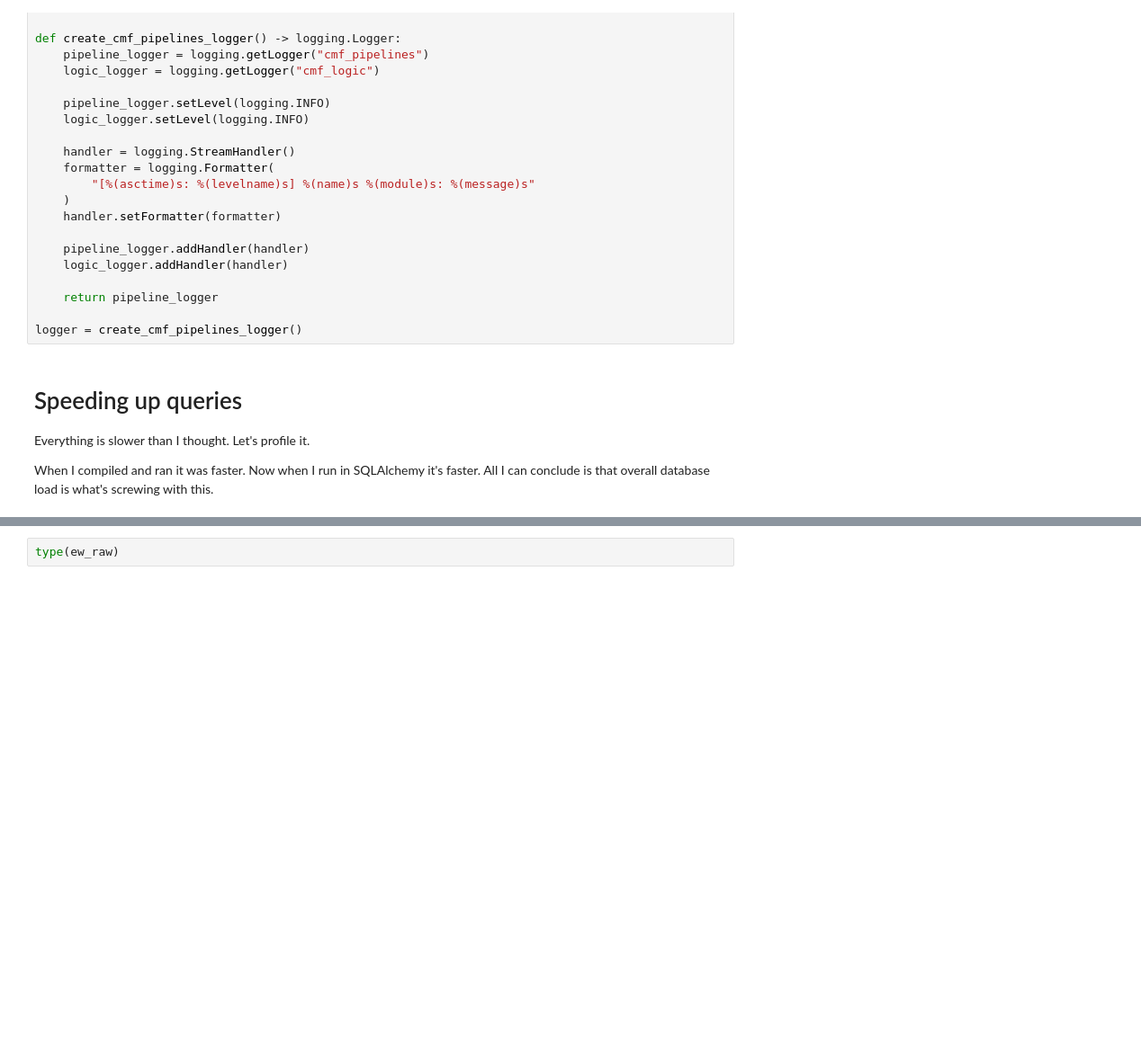
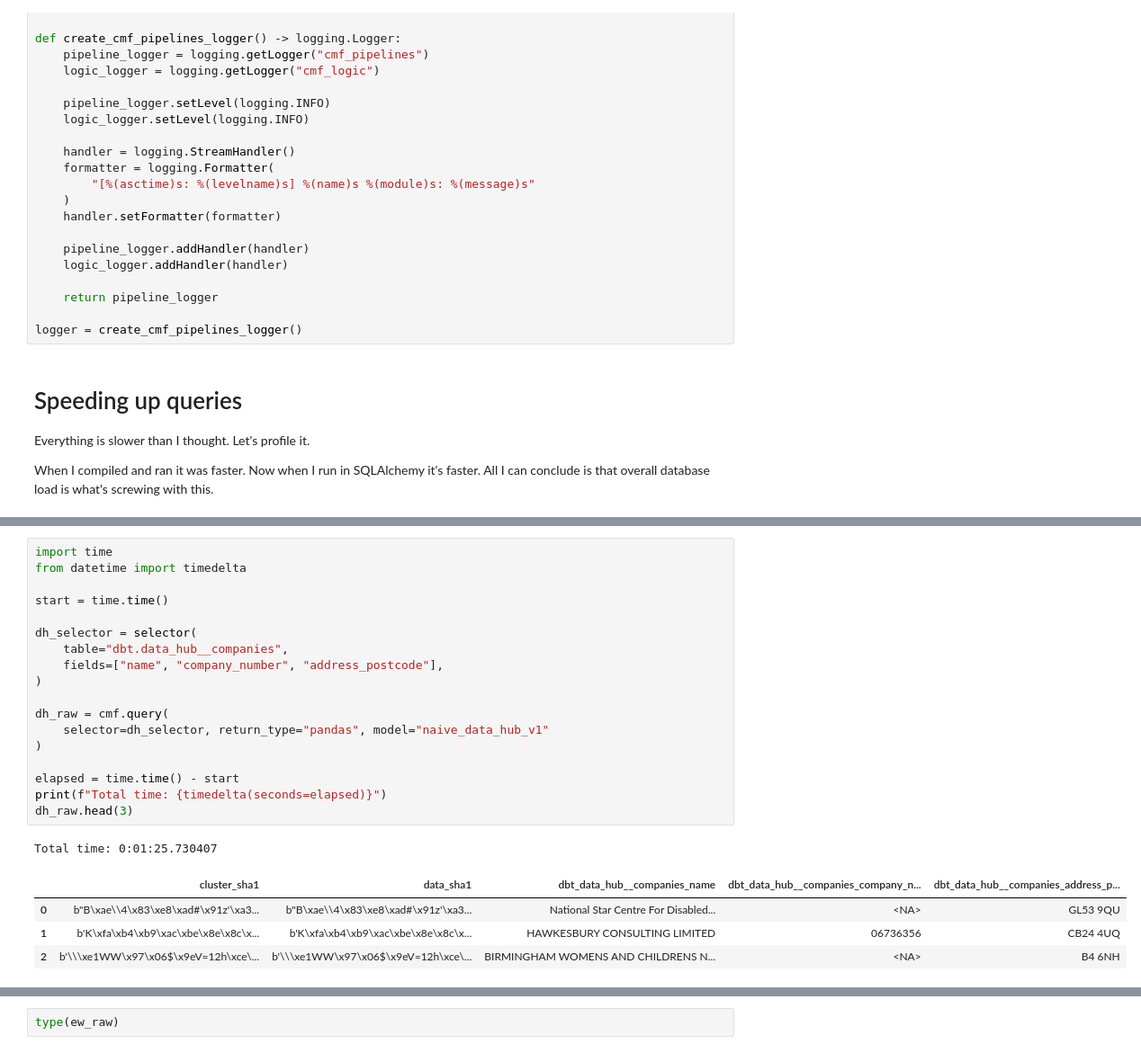
Before and after one commit to will-langdale/matchbox, a Jupyter notebook: notebooks/engineering/WL_query.ipynb, the cells around one changed output, grey strips where cells are left out. Shown at 90% size. Saved outputs shown, nothing was run; the diff lists cells and outputs as text; blank space fills up the shorter version.

```diff
--- a/notebooks/engineering/WL_query.ipynb
+++ b/notebooks/engineering/WL_query.ipynb
@@ -80,0 +124,24 @@ dh_raw = cmf.query(
+# %%
+import time
+from datetime import timedelta
+
+start = time.time()
+
+dh_selector = selector(
+    table="dbt.data_hub__companies",
+    fields=["name", "company_number", "address_postcode"],
+)
+
+dh_raw = cmf.query(
+    selector=dh_selector, return_type="pandas", model="naive_data_hub_v1"
+)
+
+elapsed = time.time() - start
+print(f"Total time: {timedelta(seconds=elapsed)}")
+dh_raw.head(3)
+# %% [output]
+Total time: 0:01:25.730407
+|  | cluster_sha1 | data_sha1 | dbt_data_hub__companies_name | dbt_data_hub__companies_company_n... | dbt_data_hub__companies_address_p... |
+| 0 | b"B\xae\\4\x83\xe8\xad#\x91z'\xa3... | b"B\xae\\4\x83\xe8\xad#\x91z'\xa3... | National Star Centre For Disabled... | <NA> | GL53 9QU |
+| 1 | b'K\xfa\xb4\xb9\xac\xbe\x8e\x8c\x... | b'K\xfa\xb4\xb9\xac\xbe\x8e\x8c\x... | HAWKESBURY CONSULTING LIMITED | 06736356 | CB24 4UQ |
+| 2 | b'\\\xe1WW\x97\x06$\x9eV=12h\xce\... | b'\\\xe1WW\x97\x06$\x9eV=12h\xce\... | BIRMINGHAM WOMENS AND CHILDRENS N... | <NA> | B4 6NH |
```
Also changed, not shown: parts of 7 cells of this notebook.
